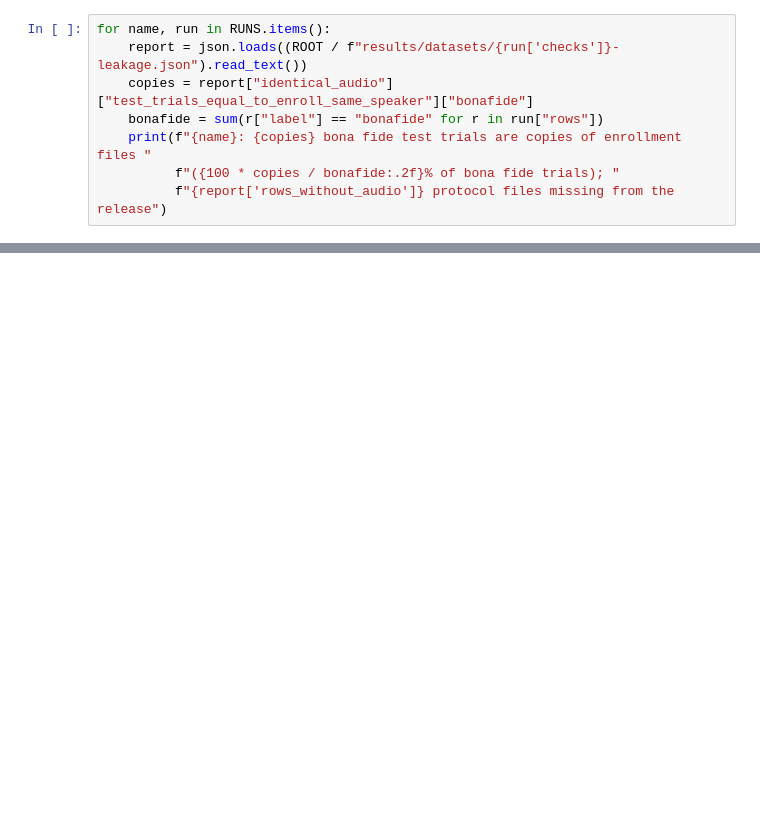
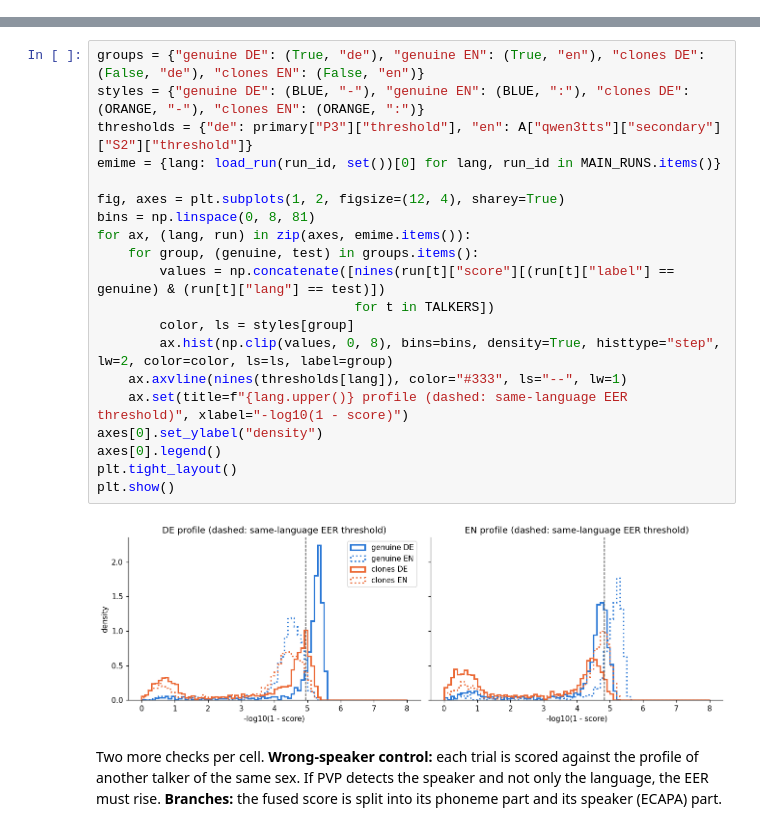
Before and after one commit to karakartal190360/master-thesis, a Jupyter notebook: notebooks/pvp_reproduction_demo.ipynb, the cells around one changed output, grey strips where cells are left out. Drawn from its saved outputs; the diff is of its cells as text; blank space fills up the shorter version.

```diff
--- a/notebooks/pvp_reproduction_demo.ipynb
+++ b/notebooks/pvp_reproduction_demo.ipynb
@@ -149,8 +0,0 @@ The protocols stay unchanged (decision above); the effect is measured in Section
-# %%
-for name, run in RUNS.items():
-    report = json.loads((ROOT / f"results/datasets/{run['checks']}-leakage.json").read_text())
-    copies = report["identical_audio"]["test_trials_equal_to_enroll_same_speaker"]["bonafide"]
-    bonafide = sum(r["label"] == "bonafide" for r in run["rows"])
-    print(f"{name}: {copies} bona fide test trials are copies of enrollment files "
-          f"({100 * copies / bonafide:.2f}% of bona fide trials); "
-          f"{report['rows_without_audio']} protocol files missing from the release")
@@ -542,0 +318,26 @@ Details and evidence: `docs/reproduction.md`. W&B runs: see `run.json` of each r
+# %%
+groups = {"genuine DE": (True, "de"), "genuine EN": (True, "en"), "clones DE": (False, "de"), "clones EN": (False, "en")}
+styles = {"genuine DE": (BLUE, "-"), "genuine EN": (BLUE, ":"), "clones DE": (ORANGE, "-"), "clones EN": (ORANGE, ":")}
+thresholds = {"de": primary["P3"]["threshold"], "en": A["qwen3tts"]["secondary"]["S2"]["threshold"]}
+emime = {lang: load_run(run_id, set())[0] for lang, run_id in MAIN_RUNS.items()}
+
+fig, axes = plt.subplots(1, 2, figsize=(12, 4), sharey=True)
+bins = np.linspace(0, 8, 81)
+for ax, (lang, run) in zip(axes, emime.items()):
+    for group, (genuine, test) in groups.items():
+        values = np.concatenate([nines(run[t]["score"][(run[t]["label"] == genuine) & (run[t]["lang"] == test)])
+                                 for t in TALKERS])
+        color, ls = styles[group]
+        ax.hist(np.clip(values, 0, 8), bins=bins, density=True, histtype="step", lw=2, color=color, ls=ls, label=group)
+    ax.axvline(nines(thresholds[lang]), color="#333", ls="--", lw=1)
+    ax.set(title=f"{lang.upper()} profile (dashed: same-language EER threshold)", xlabel="-log10(1 - score)")
+axes[0].set_ylabel("density")
+axes[0].legend()
+plt.tight_layout()
+plt.show()
+# %% [output]
+[figure, added]
+# %% [markdown]
+Two more checks per cell. **Wrong-speaker control:** each trial is scored against the profile of
+another talker of the same sex. If PVP detects the speaker and not only the language, the EER must
+rise. **Branches:** the fused score is split into its phoneme part and its speaker (ECAPA) part.
```
Also changed, not shown: parts of 61 cells of this notebook.
